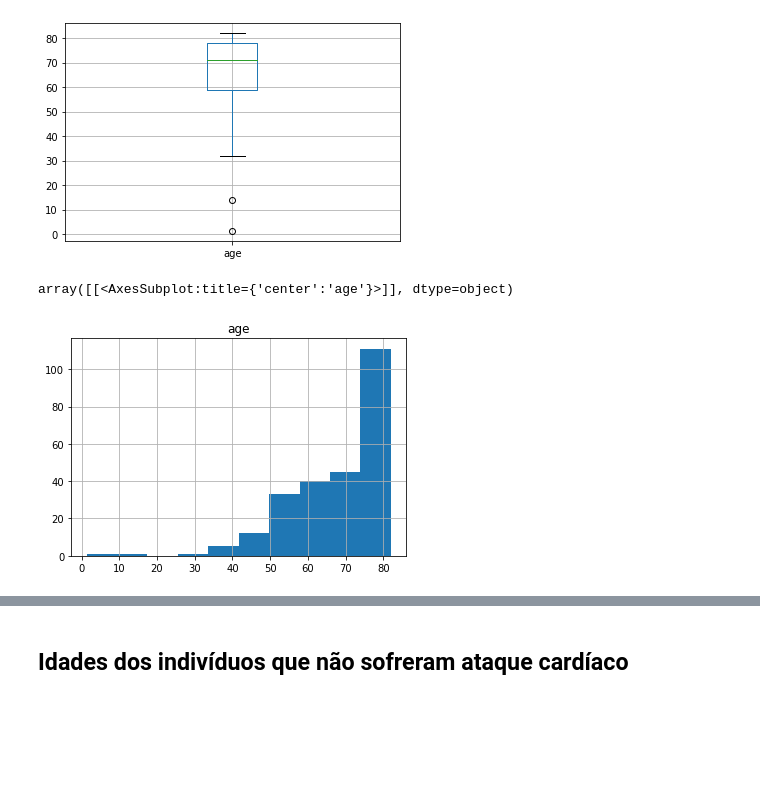
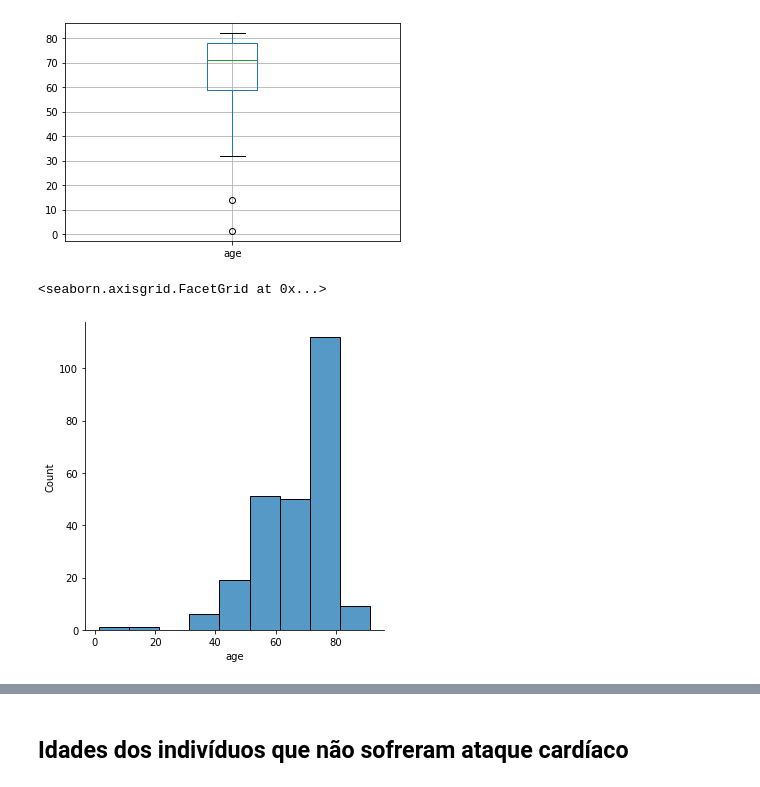
Before and after one commit to lucasma7/Exploratory_Analysis_Stroke, a Jupyter notebook: exploratory_analysis_stroke.ipynb, the cells around one changed output, grey strips where cells are left out. Cells and saved outputs as stored; diff of their text form; code cells hidden in the pictures; blank space fills up the shorter version.

```diff
--- a/exploratory_analysis_stroke.ipynb
+++ b/exploratory_analysis_stroke.ipynb
@@ -153,0 +77,3 @@ medidas(idade_1)
+# %%
+Age_1 = Stroke_1[["age"]]
+medidas(Age_1)
@@ -156,8 +88,8 @@ idade_1.boxplot()
 # %% [output]
 <AxesSubplot:>
 [figure]
-# %%
-idade_1.hist()
-# %% [output]
-array([[<AxesSubplot:title={'center':'age'}>]], dtype=object)
-[figure, removed]
+# %%
+sns.displot(Age_1,x="age",binwidth = 10)
+# %% [output]
+<seaborn.axisgrid.FacetGrid at 0x...>
+[figure, added]
```
Also changed, not shown: parts of 46 cells of this notebook.
